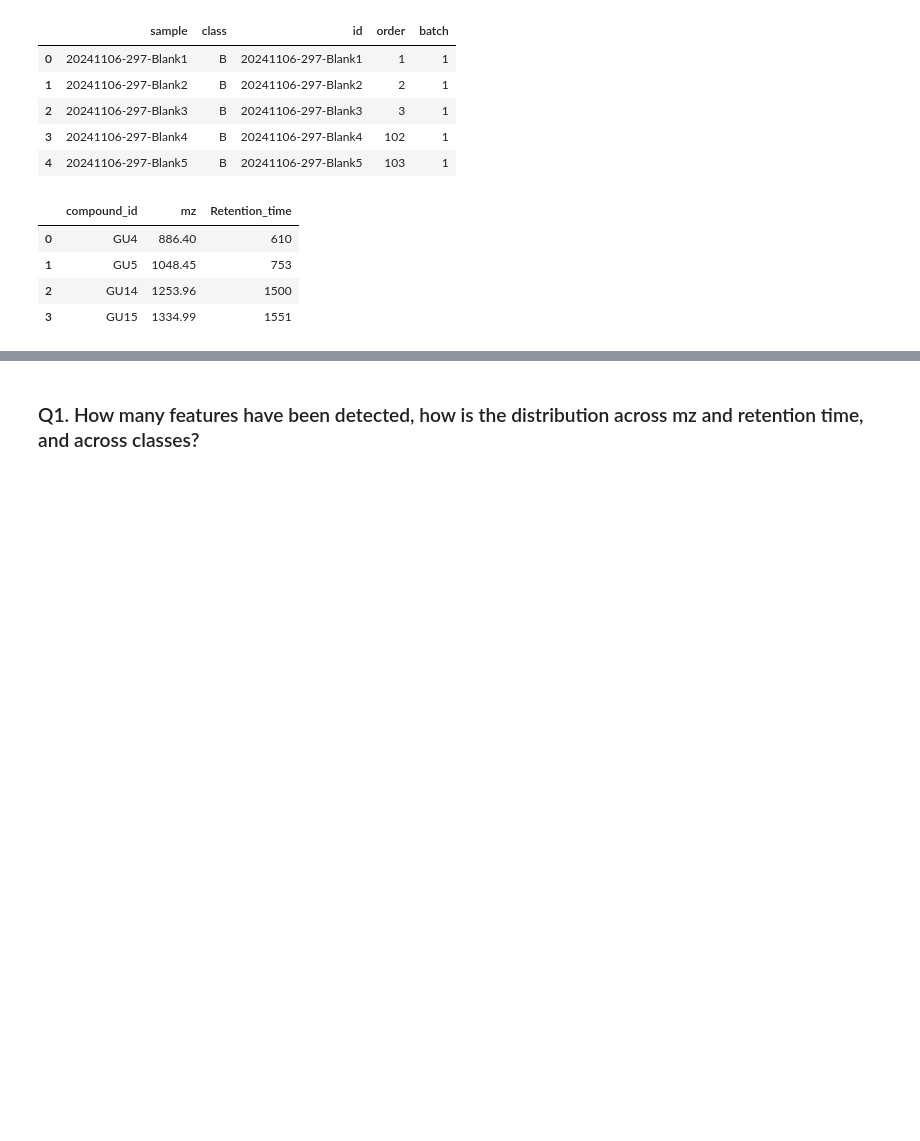
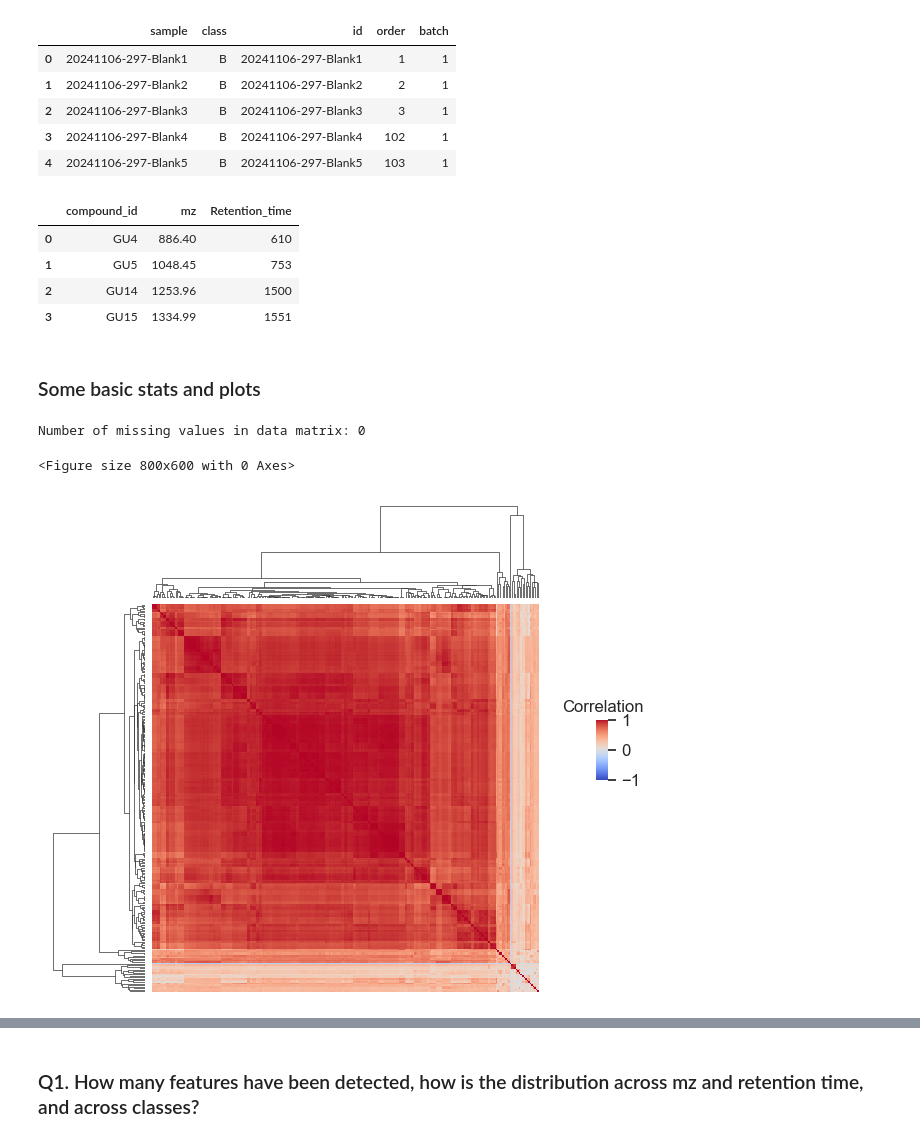
Before and after one commit to AliSaadatV/glycan_analysis, a Jupyter notebook: task1/notebooks/01_EDA.ipynb, the cells around one changed output, grey strips where cells are left out. Cells and saved outputs as stored; diff of their text form; code cells hidden in the pictures; blank space fills up the shorter version.

```diff
--- a/task1/notebooks/01_EDA.ipynb
+++ b/task1/notebooks/01_EDA.ipynb
@@ -64,3 +66,39 @@ exog_stand
 | 1 | GU5 | 1048.45 | 753 |
 | 2 | GU14 | 1253.96 | 1500 |
 | 3 | GU15 | 1334.99 | 1551 |
+# %% [markdown]
+### Some basic stats and plots
+# %%
+print(f'Number of missing values in data matrix: {data_mat.isna().sum().sum()}')
+# %% [output]
+Number of missing values in data matrix: 0
+# %%
+ft_columns = [col for col in data_mat.columns if col.startswith('FT')]
+
+# Features pairwise correlations
+corr_matrix = data_mat[ft_columns].corr()
+
+# Compute linkage for clustering
+linkage_matrix = linkage(corr_matrix, method='average')
+
+plt.figure()
+g = sns.clustermap(
+    corr_matrix,
+    row_linkage=linkage_matrix,
+    col_linkage=linkage_matrix,
+    cmap="coolwarm",
+    annot=False,
+    vmin=-1,
+    vmax=1,
+    figsize=(6,6))
+
+# Further customize tick label sizes
+g.ax_heatmap.set_xticks([])
+g.ax_heatmap.set_yticks([])
+g.cax.set_position([0.95, 0.5, 0.02, 0.1])
+g.cax.set_title("Correlation")
+plt.savefig(f"{config['paths']['figures_dir']}/features_corr.png")
+plt.show()
+# %% [output]
+<Figure size 800x600 with 0 Axes>
+[figure, added]
```
Also changed, not shown: parts of 31 cells of this notebook, 18 other files.
